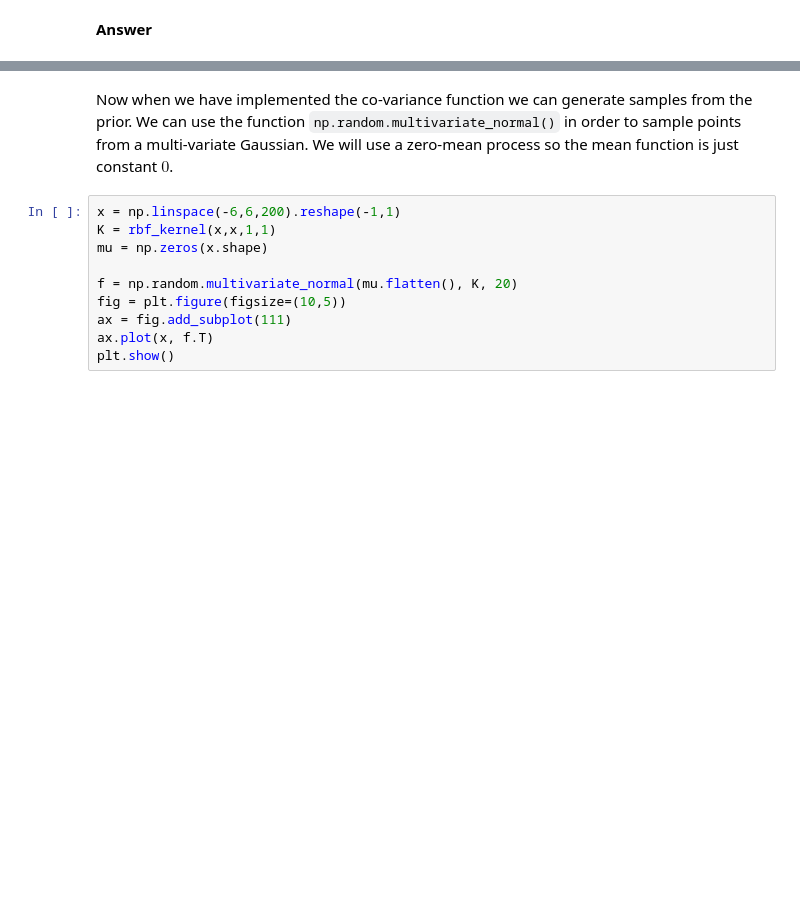
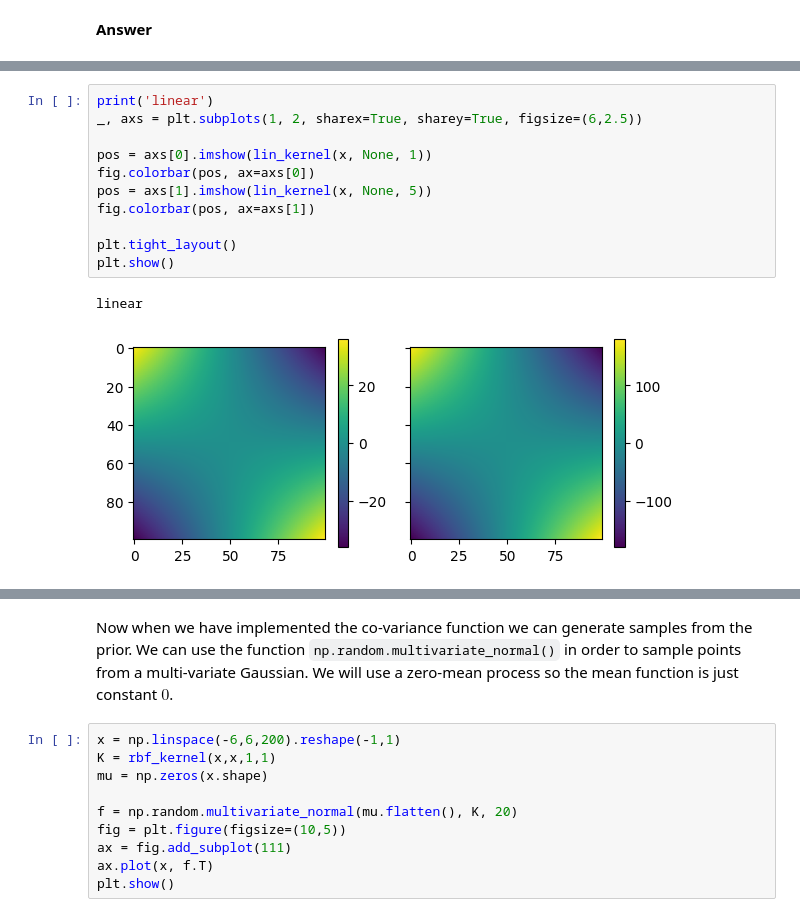
Before and after one commit to nyoma-diamond/L48_Assignments, a Jupyter notebook: gaussianprocess-notebook.ipynb, the cells around one changed output, grey strips where cells are left out. Cells and saved outputs as stored; diff of their text form; blank space fills up the shorter version.

```diff
--- a/gaussianprocess-notebook.ipynb
+++ b/gaussianprocess-notebook.ipynb
@@ -153,0 +102,14 @@ periodic
+# %%
+print('linear')
+_, axs = plt.subplots(1, 2, sharex=True, sharey=True, figsize=(6,2.5))
+
+pos = axs[0].imshow(lin_kernel(x, None, 1))
+fig.colorbar(pos, ax=axs[0])
+pos = axs[1].imshow(lin_kernel(x, None, 5))
+fig.colorbar(pos, ax=axs[1])
+
+plt.tight_layout()
+plt.show()
+# %% [output]
+linear
+[figure, added]
```
Also changed, not shown: parts of 9 cells of this notebook.
